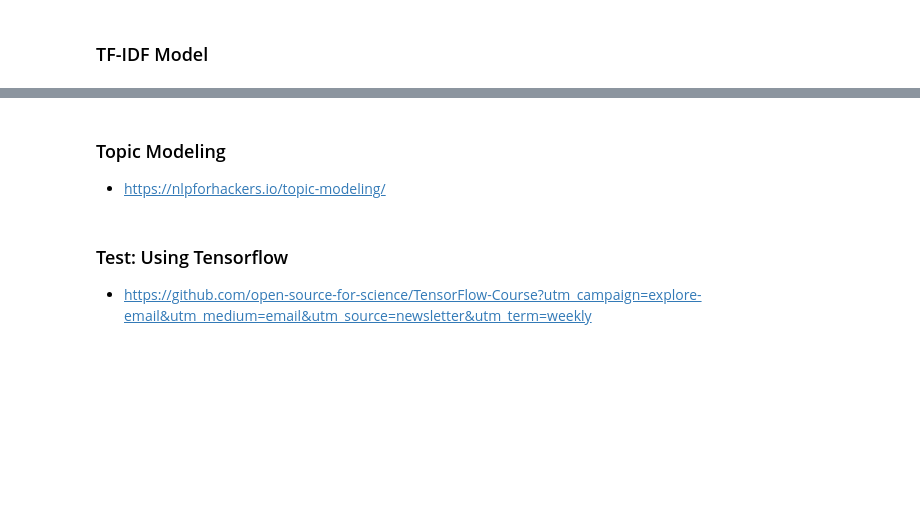
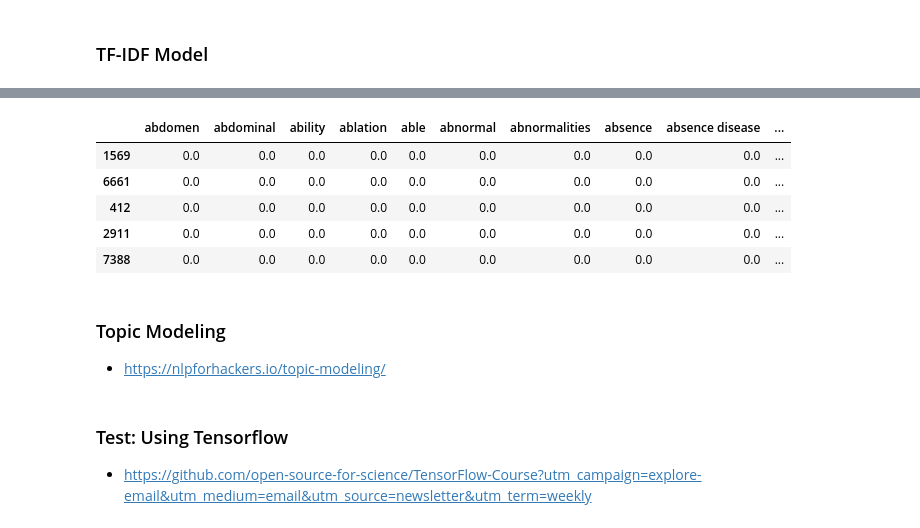
Before and after one commit to cmdelaserna/clinical-trials, a Jupyter notebook: mvp/notebooks/4-ML Classification.ipynb, the cells around one changed output, grey strips where cells are left out. Drawn from its saved outputs; the diff is of its cells as text; code cells hidden in the pictures; blank space fills up the shorter version.

```diff
--- a/mvp/notebooks/4-ML Classification.ipynb
+++ b/mvp/notebooks/4-ML Classification.ipynb
@@ -275,3 +289,15 @@ weights_df.sort_values(by='weight', ascending=False).head(5)
+# %%
+# Merge df y tf-idf data by index
+pd.set_option('display.max_columns', None)
+tf.sample(5)
+# pd.merge(df, tf, left_index=True, right_index=True).sample(1)
+# %% [output]
+|  | abdomen | abdominal | ability | ablation | able | abnormal | abnormalities | absence | absence disease | ... |
+| 1569 | 0.0 | 0.0 | 0.0 | 0.0 | 0.0 | 0.0 | 0.0 | 0.0 | 0.0 | ... |
+| 6661 | 0.0 | 0.0 | 0.0 | 0.0 | 0.0 | 0.0 | 0.0 | 0.0 | 0.0 | ... |
+| 412 | 0.0 | 0.0 | 0.0 | 0.0 | 0.0 | 0.0 | 0.0 | 0.0 | 0.0 | ... |
+| 2911 | 0.0 | 0.0 | 0.0 | 0.0 | 0.0 | 0.0 | 0.0 | 0.0 | 0.0 | ... |
+| 7388 | 0.0 | 0.0 | 0.0 | 0.0 | 0.0 | 0.0 | 0.0 | 0.0 | 0.0 | ... |
 # %% [markdown]
 ### Topic Modeling
 - https://nlpforhackers.io/topic-modeling/
```
Also changed, not shown: parts of 9 cells of this notebook.
